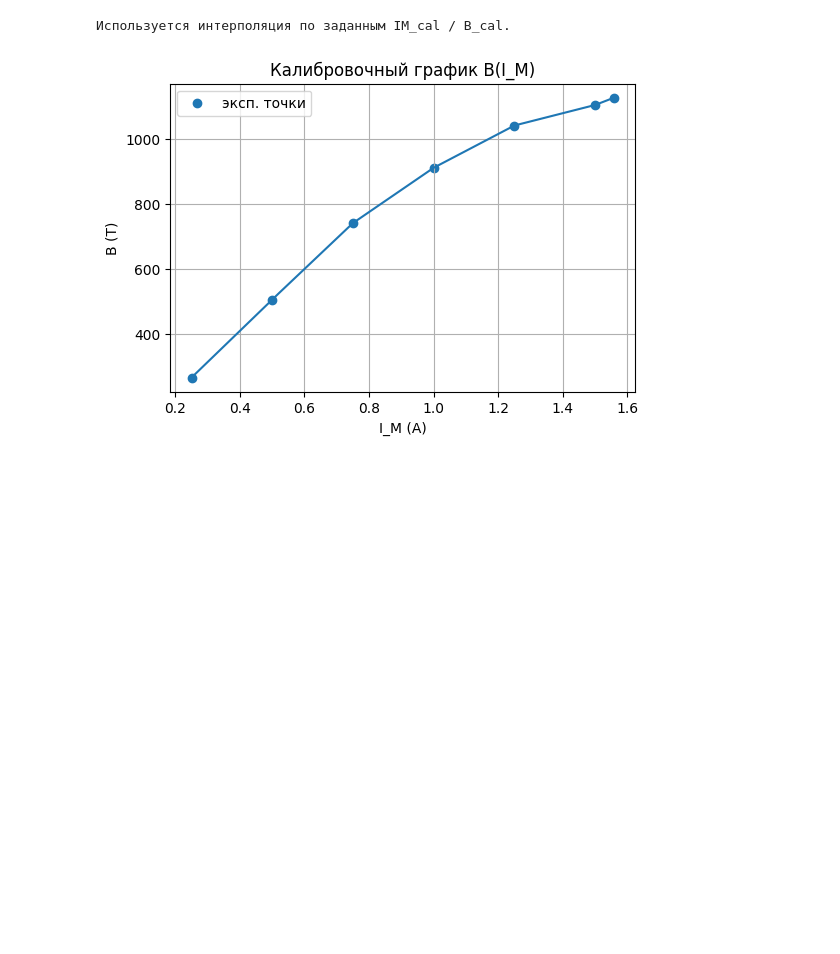
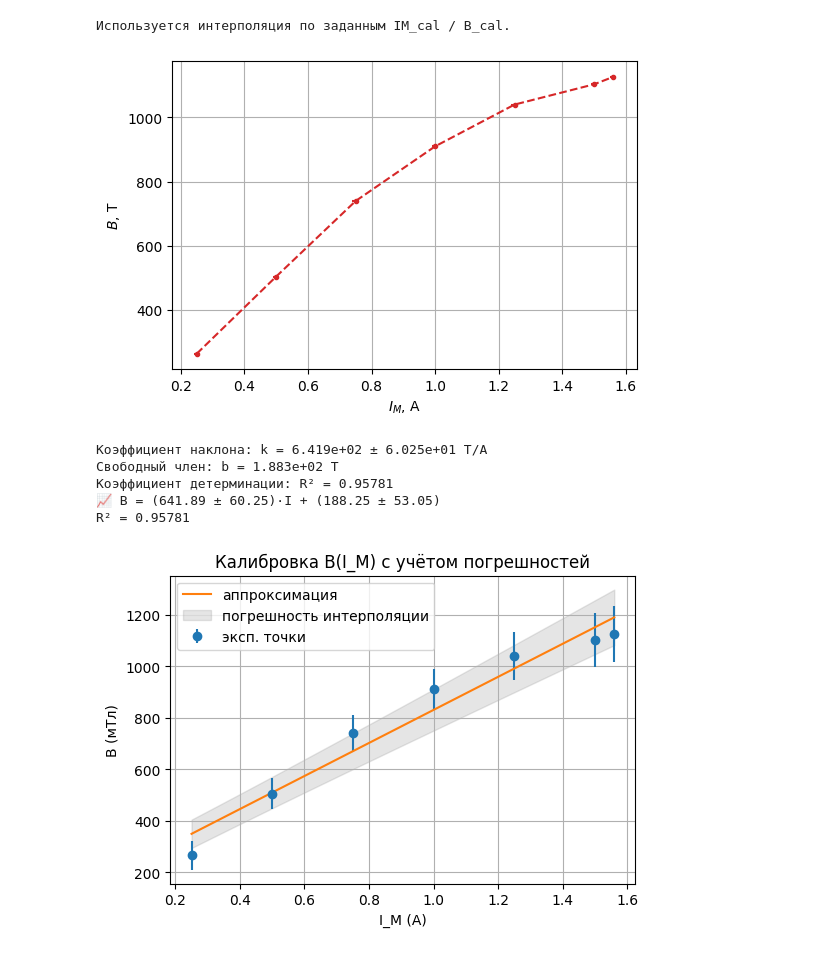
Before and after one commit to Bebriali/labs_ost, a Jupyter notebook: lab_3.3.4/lab.ipynb, the cells around one changed output. Cells and saved outputs as stored; diff of their text form; code cells hidden in the pictures; blank space fills up the shorter version.

Commit message:
--add plots

```diff
--- a/lab_3.3.4/lab.ipynb
+++ b/lab_3.3.4/lab.ipynb
@@ -122,29 +124,76 @@ datasets = [
     {'i': 1.0, 'Uup': U9up, 'Udn': U9dn,   'U0': U09},
 ]
 # %%
+# --- проверка и интерполяция ---
 if IM_cal is not None and B_cal is not None:
     B_of_I = interp1d(IM_cal, B_cal, kind='linear', fill_value='extrapolate')
     print("Используется интерполяция по заданным IM_cal / B_cal.")
 else:
     print("Калибровка B(IM) не задана — используется приближение B = B_coef_default * I.")
     B_of_I = lambda x: B_coef_default * np.array(x, dtype=float)
 
-# Построим график калибровки
+# --- построение экспериментальных данных ---
 I_plot = np.linspace(min(I_magnet), max(I_magnet), 200)
 B_plot = B_of_I(I_plot)
 
+# --- аппроксимация прямой ---
+slope_BI, intercept_BI, r_BI, p_BI, std_err_BI = linregress(I_magnet, B_of_I(I_magnet))
+
+# --- построение графика ---
 plt.figure(figsize=(6,4))
-plt.plot(I_plot, B_plot, '-')
-plt.scatter(I_magnet, B_of_I(I_magnet), label='эксп. точки')
+plt.scatter(I_magnet, B_of_I(I_magnet), color='tab:blue', s=0, label='эксп. точки', linestyle = '--')
+# plt.plot(I_plot, slope_BI * I_plot + intercept_BI, color='tab:red', linestyle='--',
+        #  label=f'аппроксимация: B = ({slope_BI:.3e} ± {std_err_BI:.1e})·I + ({intercept_BI:.2e})')
+plt.errorbar(I_magnet, B_of_I(I_magnet), xerr = 0.01, yerr = 5,
+                 fmt='o', color='tab:red', label='', ms=3, linestyle = '--')
+plt.xlabel(r'$I_M$, A')
+plt.ylabel(r'$B$, T')
+# plt.title(r'Калибровочный график $B(I_M)$')
+plt.grid(True)
+# plt.legend()
+plt.show()
+
+# --- вывод результатов ---
+print(f"Коэффициент наклона: k = {slope_BI:.3e} ± {std_err_BI:.3e} T/A")
+print(f"Свободный член: b = {intercept_BI:.3e} T")
+print(f"Коэффициент детерминации: R² = {r_BI**2:.5f}")
+
+# Линейная регрессия
+slope_BI, intercept_BI, r_BI, p_BI, std_err_BI = linregress(IM_cal, B_cal)
+
+# Расчёт ошибок коэффициентов
+n = len(IM_cal)
+mean_x = np.mean(IM_cal)
+Sxx = np.sum((IM_cal - mean_x)**2)
+sigma_a = std_err_BI  # погрешность наклона
+sigma_b = std_err_BI * np.sqrt(np.sum(IM_cal**2) / (n * Sxx))  # погрешность свободного члена
+
+print(f"📈 B = ({slope_BI:.2f} ± {sigma_a:.2f})·I + ({intercept_BI:.2f} ± {sigma_b:.2f})")
+print(f"R² = {r_BI**2:.5f}")
+I_plot = np.linspace(min(IM_cal), max(IM_cal), 200)
+B_plot = slope_BI * I_plot + intercept_BI
+B_err = np.sqrt((I_plot * sigma_a)**2 + sigma_b**2)
+B_err = np.array(B_err)
+
+plt.figure(figsize=(6,4))
+plt.errorbar(IM_cal, B_cal, yerr=np.sqrt((IM_cal * sigma_a)**2 + sigma_b**2), fmt='o', label='эксп. точки')
+plt.plot(I_plot, B_plot, '-', label='аппроксимация')
+plt.fill_between(I_plot, B_plot - B_err, B_plot + B_err, color='gray', alpha=0.2, label='погрешность интерполяции')
 plt.xlabel('I_M (A)')
-plt.ylabel('B (T)')
-plt.title('Калибровочный график B(I_M)')
+plt.ylabel('B (мТл)')
+plt.title('Калибровка B(I_M) с учётом погрешностей')
+plt.legend()
 plt.grid(True)
-plt.legend()
 plt.show()
 # %% [output]
 Используется интерполяция по заданным IM_cal / B_cal.
-[figure, old version]
+[figure, new version]
+Коэффициент наклона: k = 6.419e+02 ± 6.025e+01 T/A
+Свободный член: b = 1.883e+02 T
+Коэффициент детерминации: R² = 0.95781
+📈 B = (641.89 ± 60.25)·I + (188.25 ± 53.05)
+R² = 0.95781
+[figure, added]
 # %%
 results = []
 
```
Also changed, not shown: parts of 6 cells of this notebook, 2 other files.
